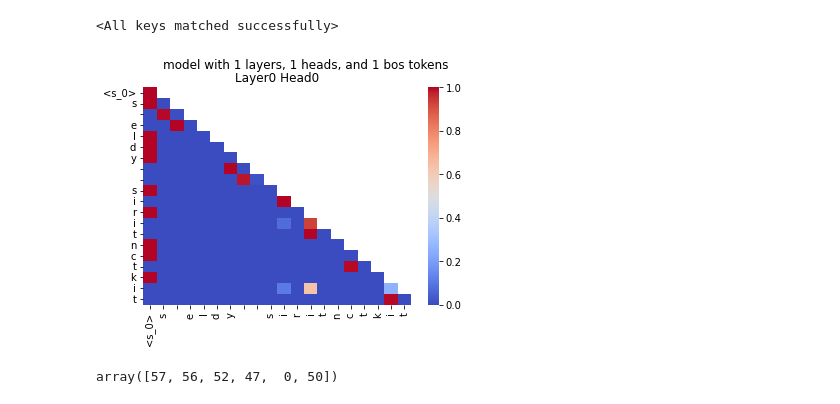
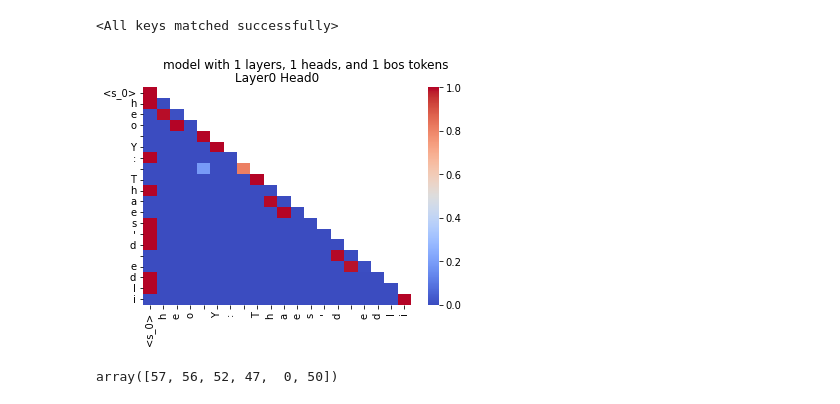
Before and after one commit to GuoTianYu2000/transformer-birth, a Jupyter notebook: plot_special.ipynb, the cells around one changed output. Drawn from its saved outputs; the diff is of its cells as text; code cells hidden in the pictures.

Commit message:
update plot_special

```diff
--- a/plot_special.ipynb
+++ b/plot_special.ipynb
@@ -80,14 +77,14 @@ for i, ax in enumerate(axes):
 fig.suptitle(f"model with {cfg.model_args['n_layers']} layers, {cfg.model_args['n_heads']} heads, and {cfg.model_args['bos_num']} bos tokens")
 plt.show()
 # %%
-seq_idx, layer_idx, head_idx, seq_len = 134, 0, 0, 20
+seq_idx, layer_idx, head_idx, seq_len = 200, 0, 0, 20
 text = ds.decode(x[seq_idx, :seq_len].numpy())
 fig, ax = plt.subplots()
 ax = plot_attns(cfg, ax, seq_idx, head_idx, layer_idx, seq_len, outputs_list, text)
 fig.suptitle(f"model with {cfg.model_args['n_layers']} layers, {cfg.model_args['n_heads']} heads, and {cfg.model_args['bos_num']} bos tokens")
 plt.show()
 # %% [output]
-[figure, old version]
+[figure, new version]
 # %%
 (-ds.marginal).argsort()[6:12]
 # %% [output]
```
Also changed, not shown: parts of 1 cell of this notebook.
